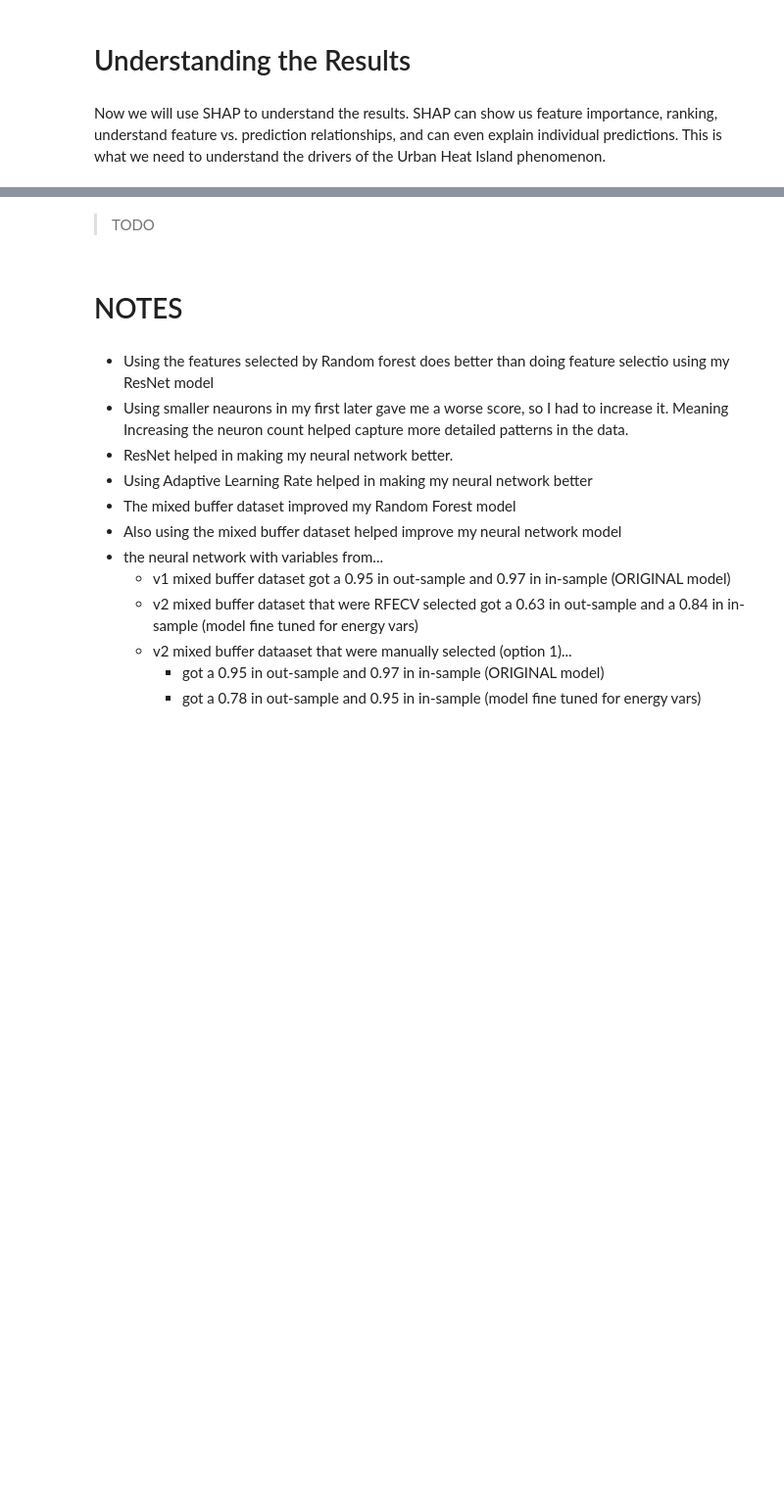
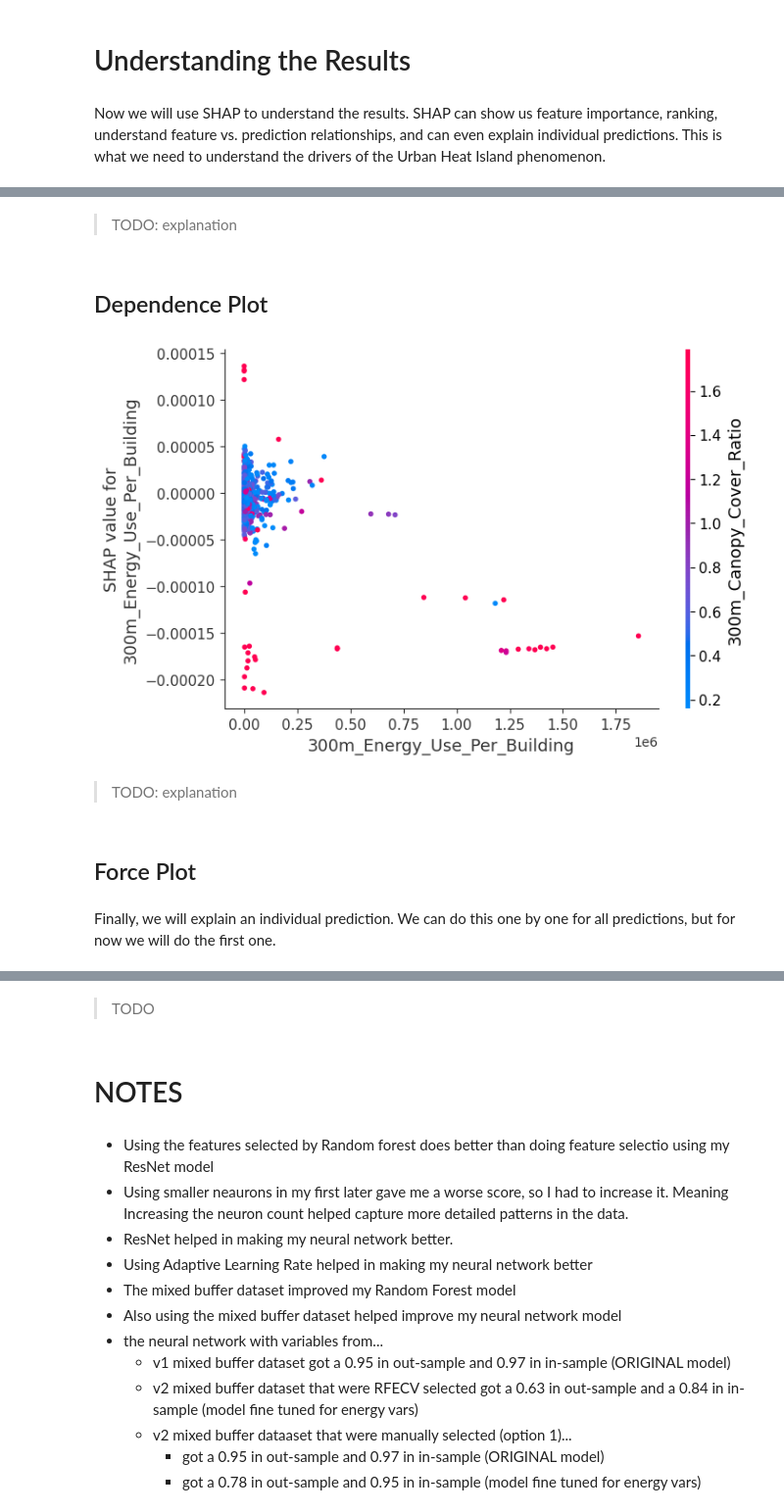
Before and after one commit to FranciscoLozCoding/cooling_with_code, a Jupyter notebook: 10_mixed_buffers_RandomForestRegressor.ipynb, the cells around one changed output, grey strips where cells are left out. Shown at 98% size. Cells and saved outputs as stored; diff of their text form; code cells hidden in the pictures; blank space fills up the shorter version.

```diff
--- a/10_mixed_buffers_RandomForestRegressor.ipynb
+++ b/10_mixed_buffers_RandomForestRegressor.ipynb
@@ -313,0 +380,14 @@ Now we will use SHAP to understand the results. SHAP can show us feature importa
+# %% [markdown]
+>TODO: explanation
+# %% [markdown]
+## Dependence Plot
+# %%
+explainer.dependence_plot("300m_Energy_Use_Per_Building")
+# %% [output]
+[figure, added]
+# %% [markdown]
+>TODO: explanation
+# %% [markdown]
+## Force Plot
+# %% [markdown]
+Finally, we will explain an individual prediction. We can do this one by one for all predictions, but for now we will do the first one.
```
Also changed, not shown: parts of 44 cells of this notebook.
